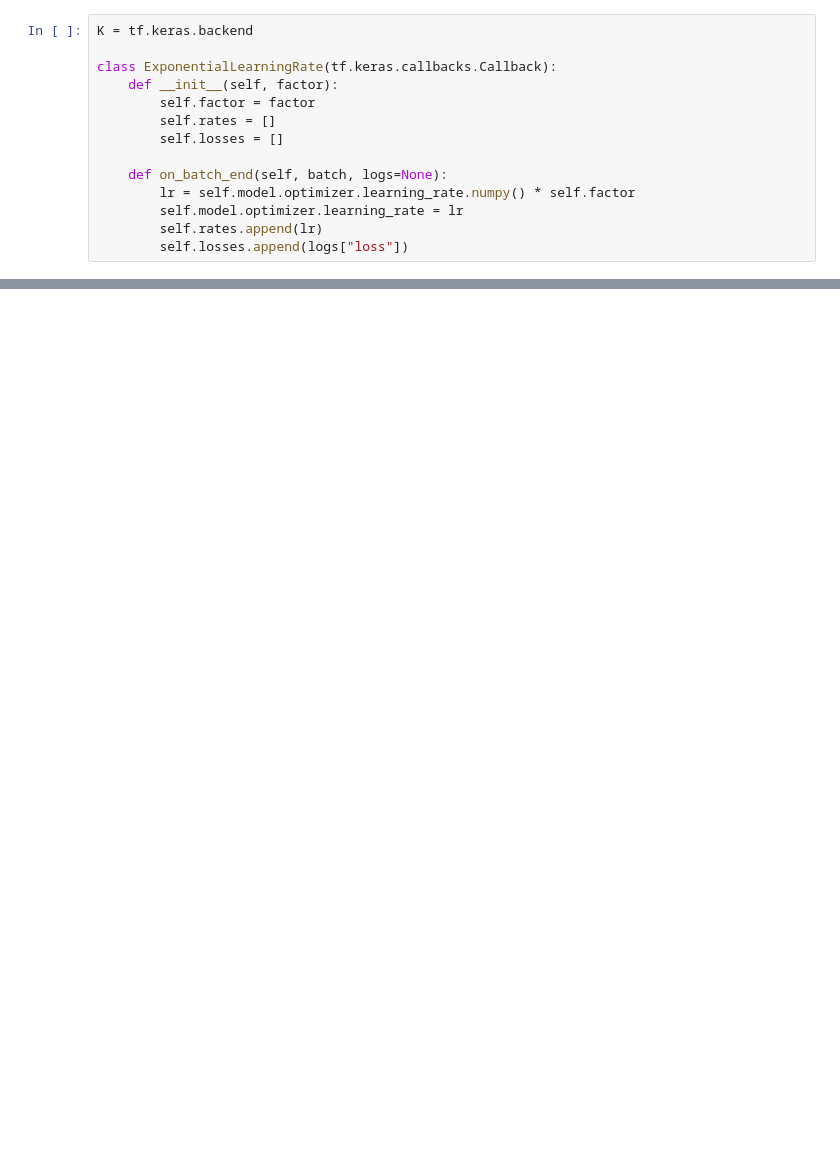
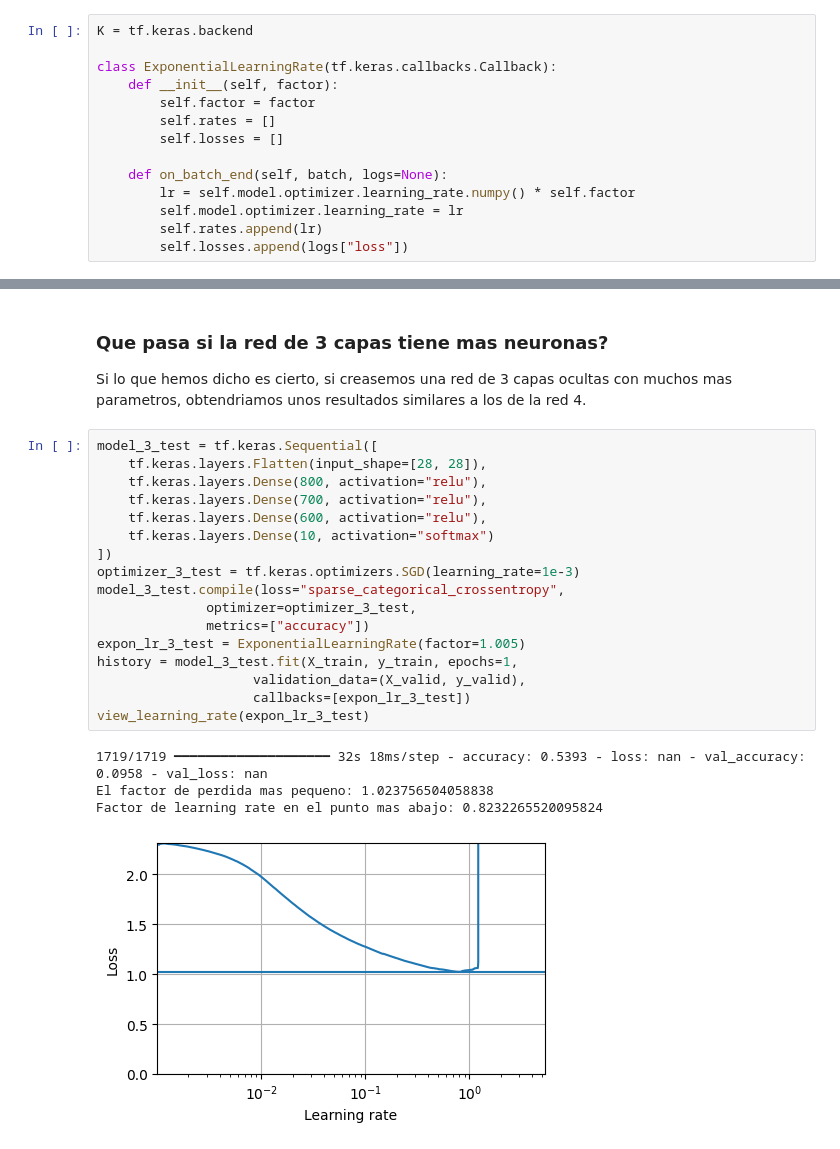
Before and after one commit to MaciaKing/UNED, a Jupyter notebook: Aprendizaje Profundo/Entrgas/PEC0.ipynb, the cells around one changed output, grey strips where cells are left out. Drawn from its saved outputs; the diff is of its cells as text; blank space fills up the shorter version.

```diff
--- a/Aprendizaje Profundo/Entrgas/PEC0.ipynb
+++ b/Aprendizaje Profundo/Entrgas/PEC0.ipynb
@@ -188,0 +474,25 @@ view_learning_rate(expon_lr_4)
+# %% [markdown]
+### Que pasa si la red de 3 capas tiene mas neuronas?
+Si lo que hemos dicho es cierto, si creasemos una red de 3 capas ocultas con muchos mas parametros, obtendriamos unos resultados similares a los de la red 4.
+# %%
+model_3_test = tf.keras.Sequential([
+    tf.keras.layers.Flatten(input_shape=[28, 28]),
+    tf.keras.layers.Dense(800, activation="relu"),
+    tf.keras.layers.Dense(700, activation="relu"),
+    tf.keras.layers.Dense(600, activation="relu"),
+    tf.keras.layers.Dense(10, activation="softmax")
+])
+optimizer_3_test = tf.keras.optimizers.SGD(learning_rate=1e-3)
+model_3_test.compile(loss="sparse_categorical_crossentropy",
+              optimizer=optimizer_3_test,
+              metrics=["accuracy"])
+expon_lr_3_test = ExponentialLearningRate(factor=1.005)
+history = model_3_test.fit(X_train, y_train, epochs=1,
+                    validation_data=(X_valid, y_valid),
+                    callbacks=[expon_lr_3_test])
+view_learning_rate(expon_lr_3_test)
+# %% [output]
+1719/1719 ━━━━━━━━━━━━━━━━━━━━ 32s 18ms/step - accuracy: 0.5393 - loss: nan - val_accuracy: 0.0958 - val_loss: nan
+El factor de perdida mas pequeno: 1.023756504058838
+Factor de learning rate en el punto mas abajo: 0.8232265520095824
+[figure, added]
```
Also changed, not shown: parts of 91 cells of this notebook.
